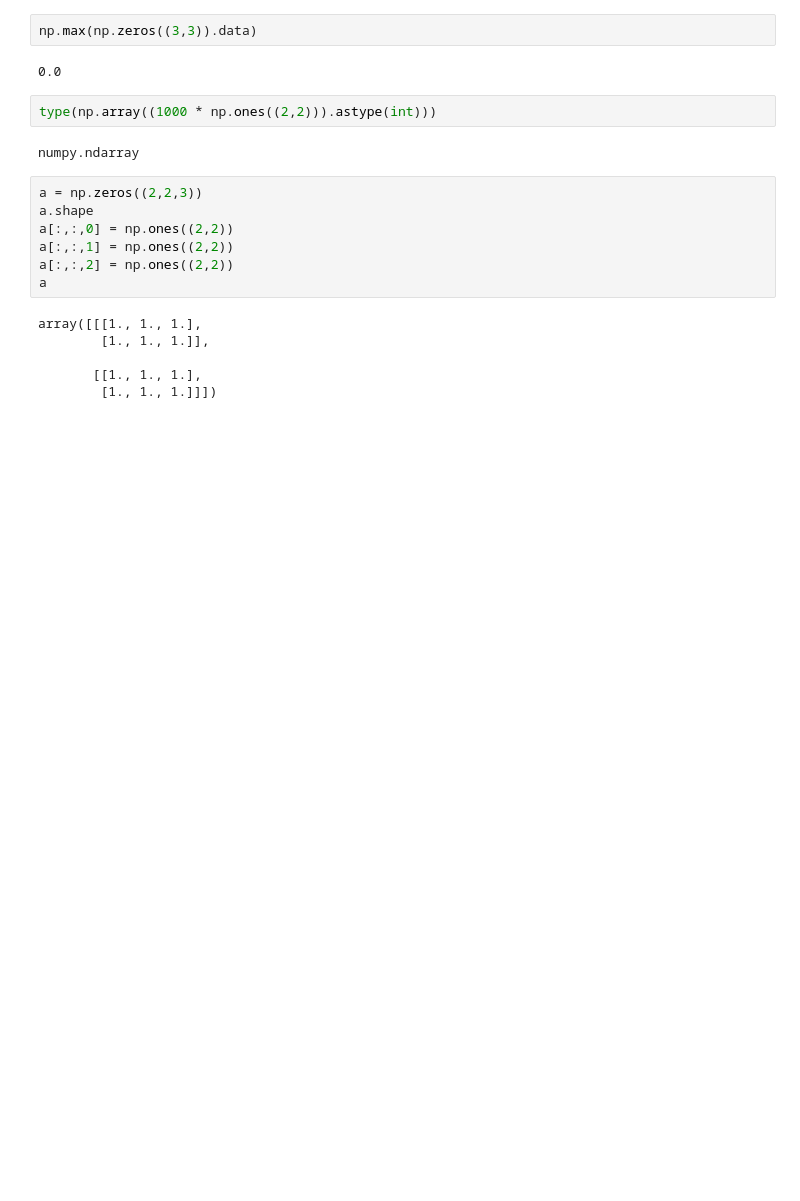
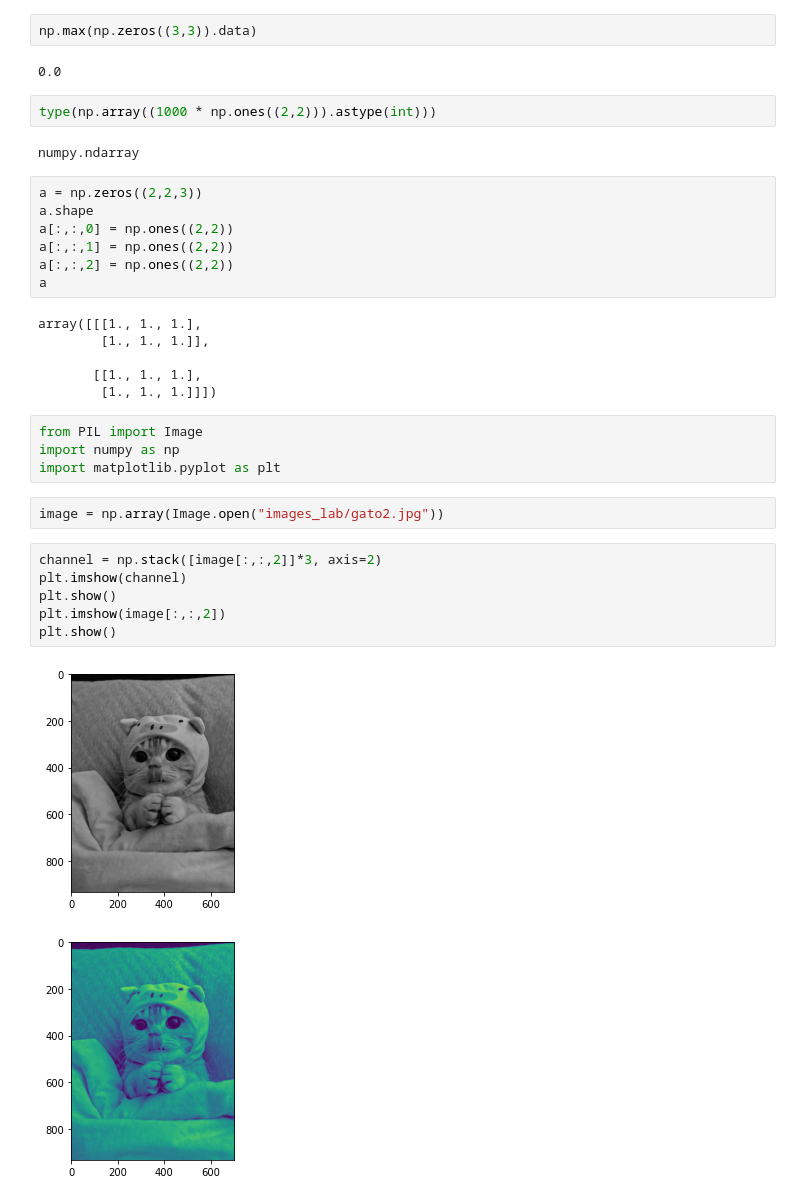
Before and after one commit to jignaciocastro8/lab-ciencia-datos, a Jupyter notebook: lab2/test_nb.ipynb, the cells around one changed output. Saved outputs shown, nothing was run; the diff lists cells and outputs as text; blank space fills up the shorter version.

```diff
--- a/lab2/test_nb.ipynb
+++ b/lab2/test_nb.ipynb
@@ -60,3 +60,18 @@ array([[[1., 1., 1.],
 
        [[1., 1., 1.],
         [1., 1., 1.]]])
+# %%
+from PIL import Image
+import numpy as np
+import matplotlib.pyplot as plt
+# %%
+image = np.array(Image.open("images_lab/gato2.jpg"))
+# %%
+channel = np.stack([image[:,:,2]]*3, axis=2)
+plt.imshow(channel)
+plt.show()
+plt.imshow(image[:,:,2])
+plt.show()
+# %% [output]
+[figure, added]
+[figure, added]
```
Also changed, not shown: 1 other file.
